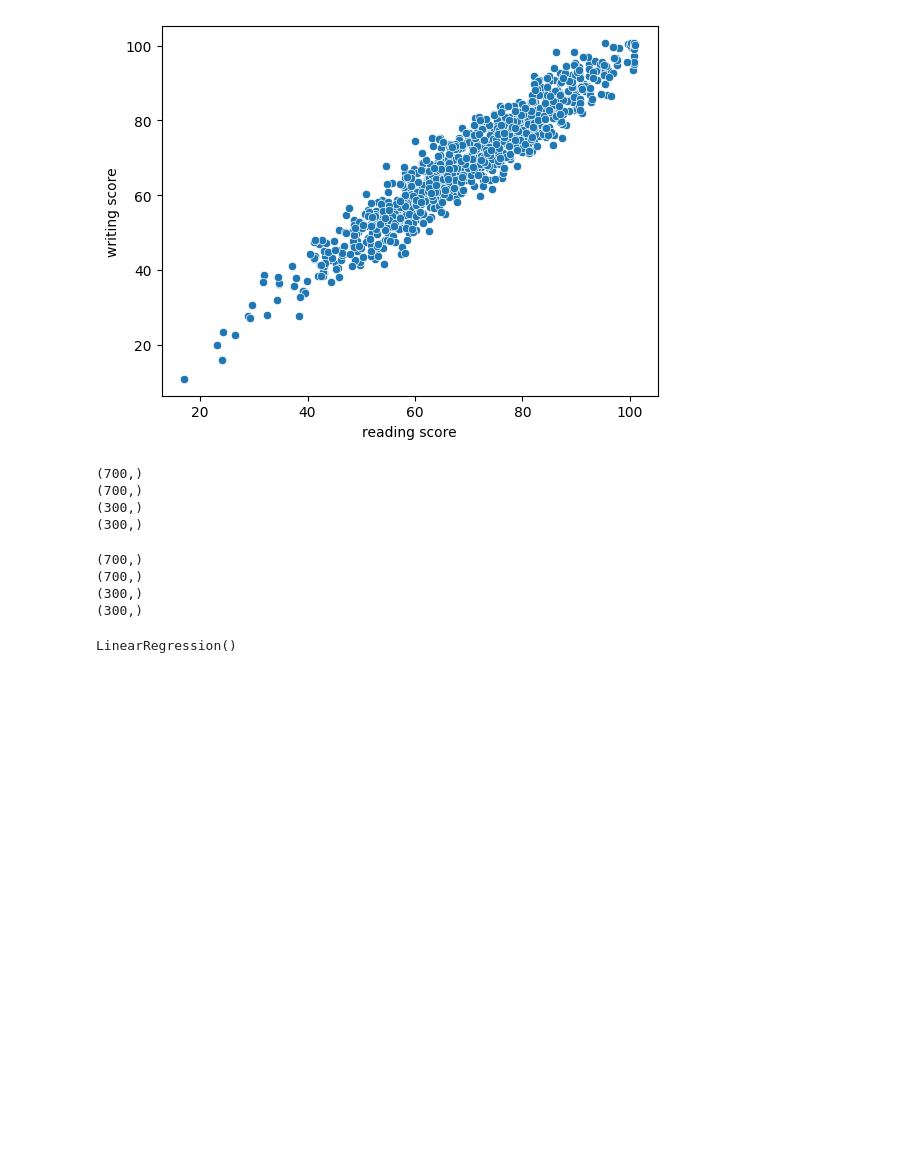
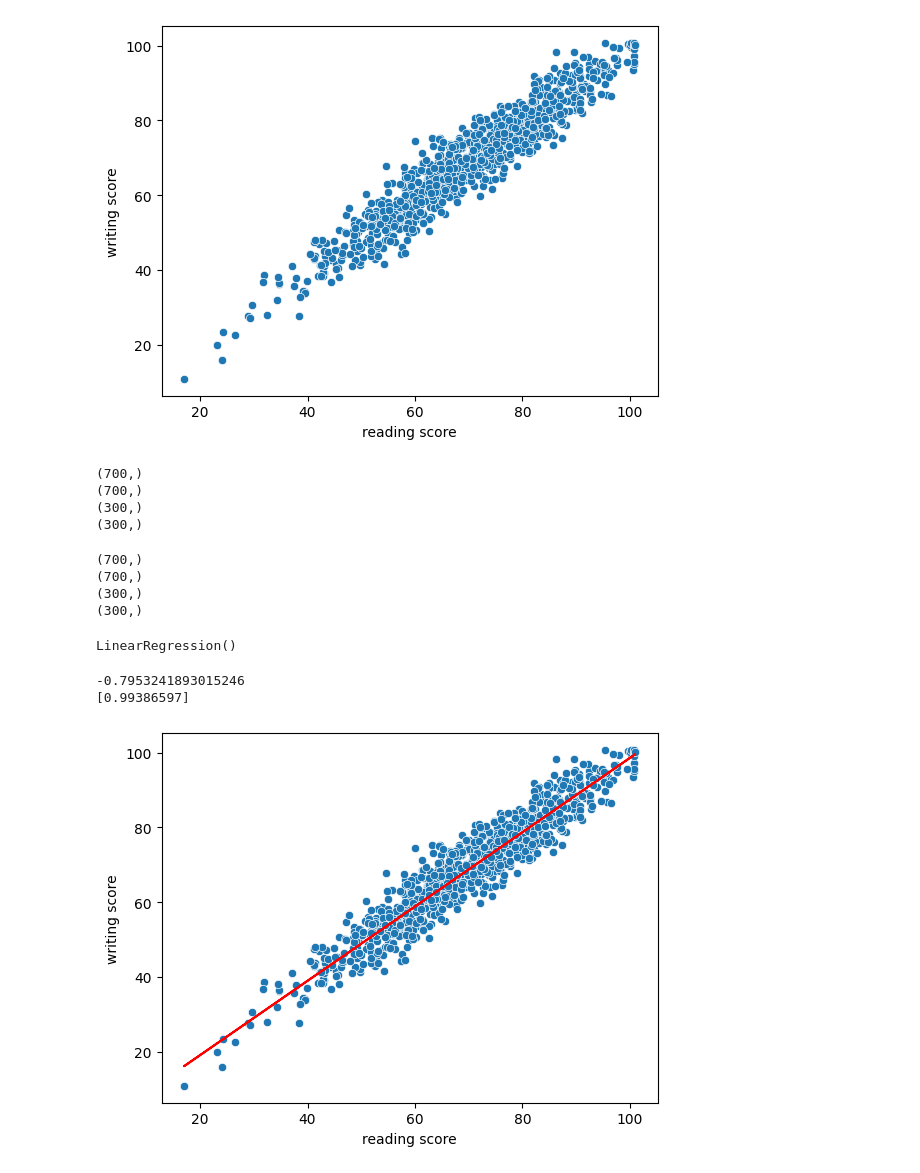
Before and after one commit to Srish09-S/ML, a Jupyter notebook: simple linear regression/1.ipynb, the cells around one changed output. Cells and saved outputs as stored; diff of their text form; code cells hidden in the pictures; blank space fills up the shorter version.

```diff
--- a/simple linear regression/1.ipynb
+++ b/simple linear regression/1.ipynb
@@ -119,3 +119,15 @@ lr=LinearRegression()
 lr.fit(x_Train , y_train)
 # %% [output]
 LinearRegression()
+# %%
+print(lr.intercept_)
+print (lr.coef_)
+# %% [output]
+-0.7953241893015246
+[0.99386597]
+# %%
+sns.scatterplot(data=df,x='reading score',y='writing score')
+plt.plot(x_Train, lr.predict(x_Train), color='red')
+plt.show()
+# %% [output]
+[figure, added]
```
